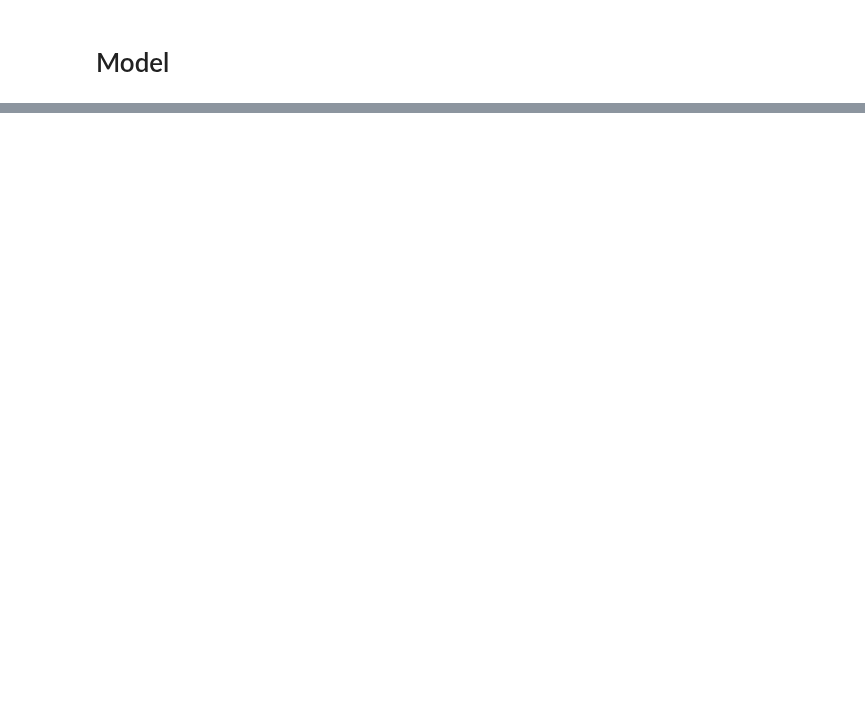
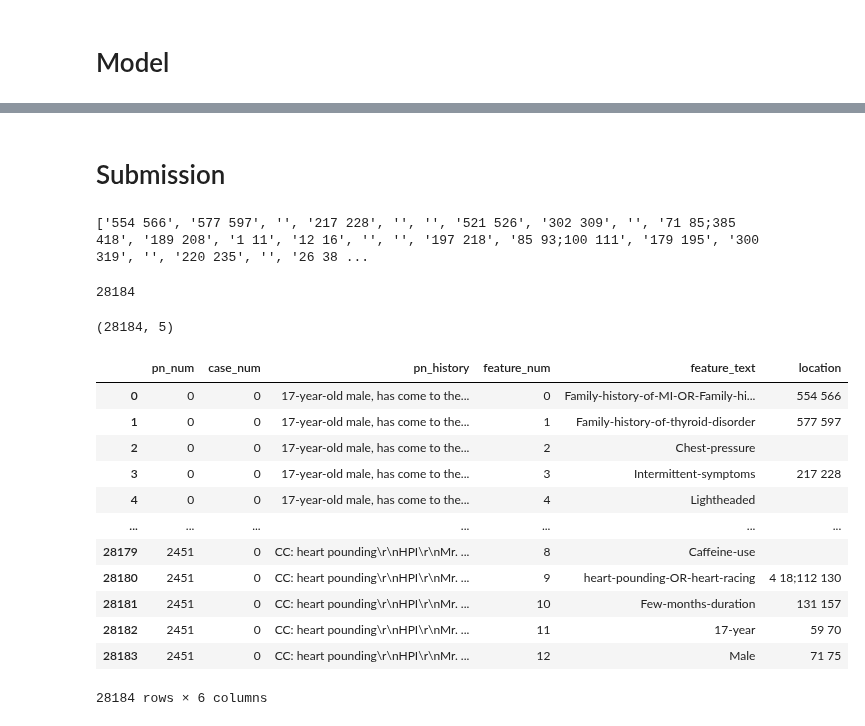
Before and after one commit to riow1983/nbme-score-clinical-patient-notes, a Jupyter notebook: notebooks/nb002i-token-classifier.ipynb, the cells around one changed output, grey strips where cells are left out. Saved outputs shown, nothing was run; the diff lists cells and outputs as text; code cells hidden in the pictures; blank space fills up the shorter version.

```diff
--- a/notebooks/nb002i-token-classifier.ipynb
+++ b/notebooks/nb002i-token-classifier.ipynb
@@ -640,10 +647,10 @@ if CFG.debug:
 # %%
-# ====================================================
-# tokenizer
-# ====================================================
-tokenizer = AutoTokenizer.from_pretrained(CFG.model)
-tokenizer.save_pretrained(OUTPUT_DIR+'tokenizer/')
-CFG.tokenizer = tokenizer
+# # ====================================================
+# # tokenizer
+# # ====================================================
+# tokenizer = AutoTokenizer.from_pretrained(CFG.model)
+# tokenizer.save_pretrained(OUTPUT_DIR+'tokenizer/')
+# CFG.tokenizer = tokenizer
 # %% [markdown]
 # Dataset
 # %%
@@ -755,7 +756,8 @@ class CustomModel(nn.Module):
         if pretrained:
             self.model = AutoModel.from_pretrained(cfg.model, config=self.config)
         else:
-            self.model = AutoModel(self.config)
+            #self.model = AutoModel(self.config)
+            self.model = AutoModel.from_config(self.config)
         self.fc_dropout = nn.Dropout(cfg.fc_dropout)
         self.fc = nn.Linear(self.config.hidden_size, 1)
         self._init_weights(self.fc)
@@ -1030,0 +1171,41 @@ def train_loop(folds, fold):
+# %% [markdown]
+# Submission
+# %%
+results = get_results(predictions, th=best_th)
+print(results)
+if CFG.pseudo:
+    test['location'] = results
+    display(test.tail())
+    test.to_csv(OUTPUT_DIR+'test.csv', index=False)
+else:
+    submission['location'] = results
+    display(submission.head())
+    submission[['id', 'location']].to_csv(OUTPUT_DIR+'submission.csv', index=False)
+# %% [output]
+['554 566', '577 597', '', '217 228', '', '', '521 526', '302 309', '', '71 85;385 418', '189 208', '1 11', '12 16', '', '', '197 218', '85 93;100 111', '179 195', '300 319', '', '220 235', '', '26 38 ...
+# %%
+len(results)
+# %% [output]
+28184
+# %%
+test.shape
+# %% [output]
+(28184, 5)
+# %%
+test["location"] = results
+# %%
+test
+# %% [output]
+|  | pn_num | case_num | pn_history | feature_num | feature_text | location |
+| 0 | 0 | 0 | 17-year-old male, has come to the... | 0 | Family-history-of-MI-OR-Family-hi... | 554 566 |
+| 1 | 0 | 0 | 17-year-old male, has come to the... | 1 | Family-history-of-thyroid-disorder | 577 597 |
+| 2 | 0 | 0 | 17-year-old male, has come to the... | 2 | Chest-pressure |  |
+| 3 | 0 | 0 | 17-year-old male, has come to the... | 3 | Intermittent-symptoms | 217 228 |
+| 4 | 0 | 0 | 17-year-old male, has come to the... | 4 | Lightheaded |  |
+| ... | ... | ... | ... | ... | ... | ... |
+| 28179 | 2451 | 0 | CC: heart pounding\r\nHPI\r\nMr. ... | 8 | Caffeine-use |  |
+| 28180 | 2451 | 0 | CC: heart pounding\r\nHPI\r\nMr. ... | 9 | heart-pounding-OR-heart-racing | 4 18;112 130 |
+| 28181 | 2451 | 0 | CC: heart pounding\r\nHPI\r\nMr. ... | 10 | Few-months-duration | 131 157 |
+| 28182 | 2451 | 0 | CC: heart pounding\r\nHPI\r\nMr. ... | 11 | 17-year | 59 70 |
+| 28183 | 2451 | 0 | CC: heart pounding\r\nHPI\r\nMr. ... | 12 | Male | 71 75 |
+28184 rows × 6 columns
```
Also changed, not shown: parts of 28 cells of this notebook.
